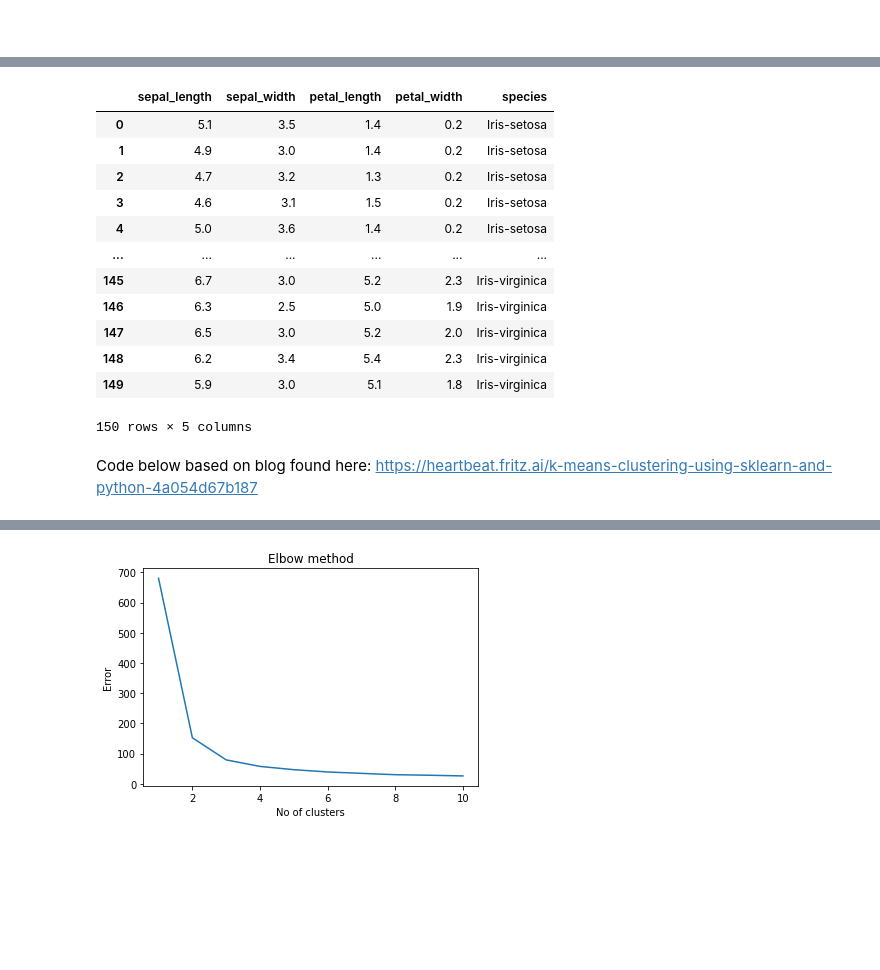
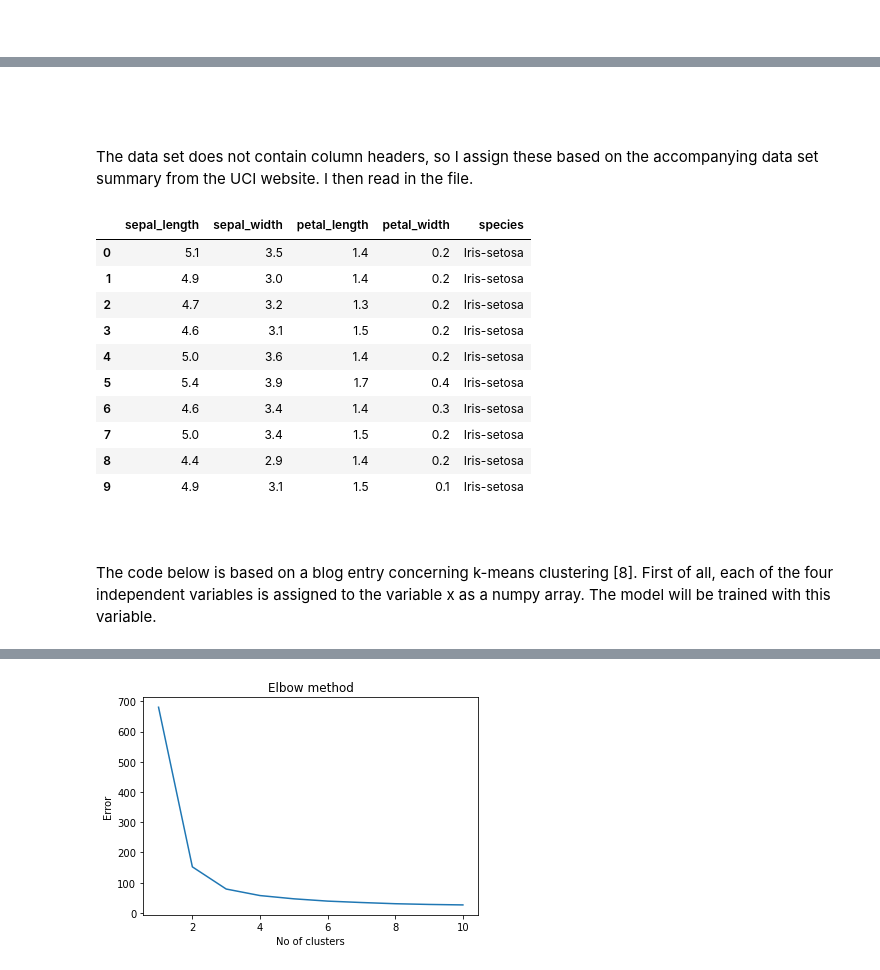
Before and after one commit to colm-o-caoimh/ExploringMachineLearning, a Jupyter notebook: Machine Learning and Statistics - Tasks 2020.ipynb, the cells around one changed output, grey strips where cells are left out. Drawn from its saved outputs; the diff is of its cells as text; code cells hidden in the pictures; blank space fills up the shorter version.

```diff
--- a/Machine Learning and Statistics - Tasks 2020.ipynb
+++ b/Machine Learning and Statistics - Tasks 2020.ipynb
@@ -459,3 +486,5 @@ It would appear that `STDEV.S` is indeed a more accurate estimation of the popul
+# %% [markdown]
+<br>
 # %%
 import pandas as pd
 import sklearn.cluster as skcl
@@ -463,21 +491,30 @@ import matplotlib.pyplot as plt
+# %% [markdown]
+<br>
+
+The data set does not contain column headers, so I assign these based on the accompanying data set summary from the UCI website. I then read in the file.
 # %%
+# Assign column headers to variable header_list
 header_list = ["sepal_length",  "sepal_width",  "petal_length", "petal_width", "species"]
+
+# Read in iris data set and assign it to variable iris_df
 iris_df = pd.read_csv("iris.data", names=header_list)
-iris_df
+
+# Print first 10 values
+iris_df.head(10)
 # %% [output]
 |  | sepal_length | sepal_width | petal_length | petal_width | species |
 | 0 | 5.1 | 3.5 | 1.4 | 0.2 | Iris-setosa |
 | 1 | 4.9 | 3.0 | 1.4 | 0.2 | Iris-setosa |
 | 2 | 4.7 | 3.2 | 1.3 | 0.2 | Iris-setosa |
 | 3 | 4.6 | 3.1 | 1.5 | 0.2 | Iris-setosa |
 | 4 | 5.0 | 3.6 | 1.4 | 0.2 | Iris-setosa |
-| ... | ... | ... | ... | ... | ... |
-| 145 | 6.7 | 3.0 | 5.2 | 2.3 | Iris-virginica |
-| 146 | 6.3 | 2.5 | 5.0 | 1.9 | Iris-virginica |
-| 147 | 6.5 | 3.0 | 5.2 | 2.0 | Iris-virginica |
-| 148 | 6.2 | 3.4 | 5.4 | 2.3 | Iris-virginica |
-| 149 | 5.9 | 3.0 | 5.1 | 1.8 | Iris-virginica |
+| 5 | 5.4 | 3.9 | 1.7 | 0.4 | Iris-setosa |
+| 6 | 4.6 | 3.4 | 1.4 | 0.3 | Iris-setosa |
+| 7 | 5.0 | 3.4 | 1.5 | 0.2 | Iris-setosa |
+| 8 | 4.4 | 2.9 | 1.4 | 0.2 | Iris-setosa |
+| 9 | 4.9 | 3.1 | 1.5 | 0.1 | Iris-setosa |
-150 rows × 5 columns
-# %% [markdown]
-Code below based on blog found here: https://heartbeat.fritz.ai/k-means-clustering-using-sklearn-and-python-4a054d67b187
+# %% [markdown]
+<br>
+# %% [markdown]
+The code below is based on a blog entry concerning k-means clustering [8]. First of all, each of the four independent variables is assigned to the variable x as a numpy array. The model will be trained with this variable.
 # %%
```
Also changed, not shown: parts of 33 cells of this notebook.
